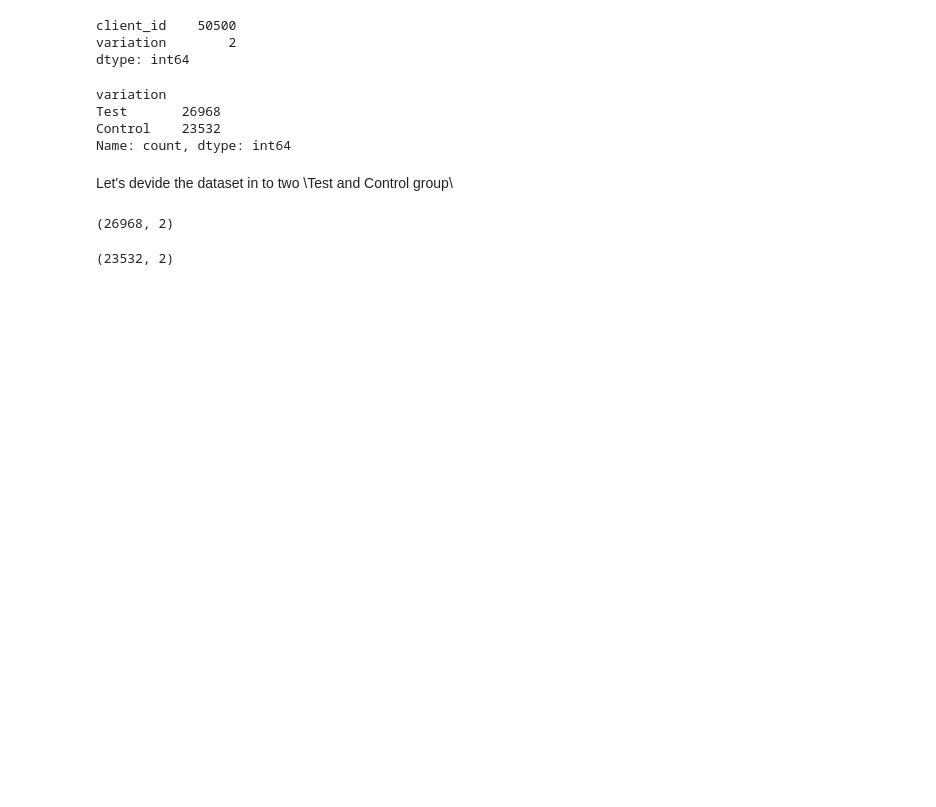
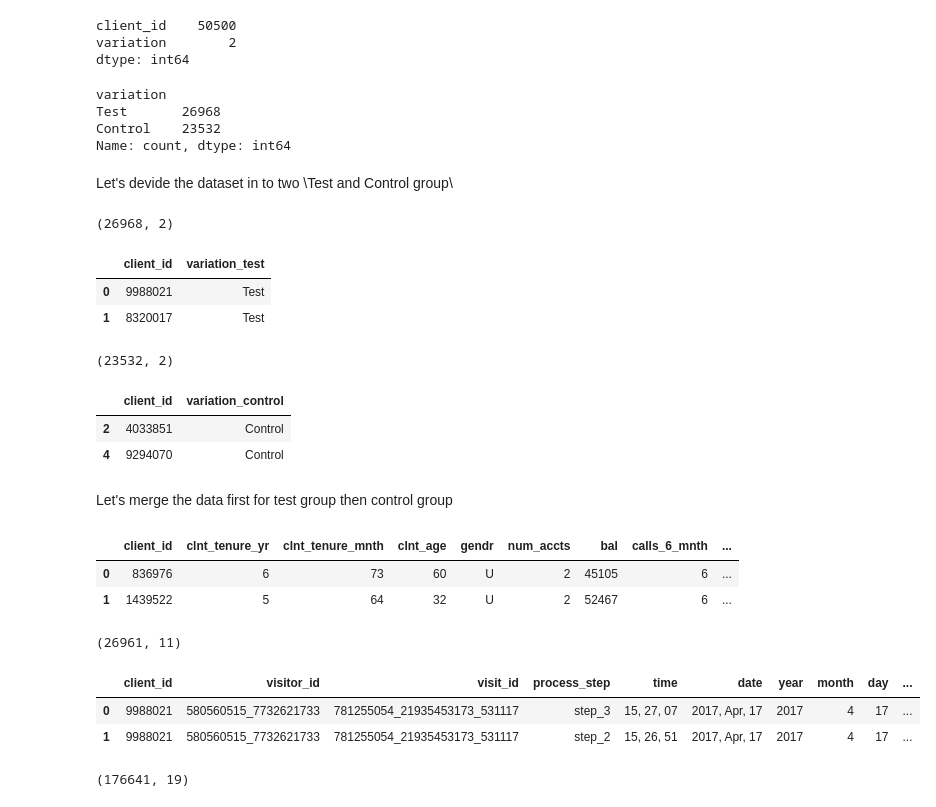
Before and after one commit to fmammo/vanguard-ab-test, a Jupyter notebook: Data_EDA.ipynb, the cells around one changed output. Saved outputs shown, nothing was run; the diff lists cells and outputs as text; code cells hidden in the pictures; blank space fills up the shorter version.

```diff
--- a/Data_EDA.ipynb
+++ b/Data_EDA.ipynb
@@ -307,12 +309,57 @@ test_group = final_ex[final_ex["variation"] == "Test"]
 test_group.shape
 # %% [output]
 (26968, 2)
+# %%
+# Since we will merge the datasets let's change the column names of variations accordingly
+test_group.columns = ['client_id', 'variation_test']
+test_group.head(2)
+# %% [output]
+|  | client_id | variation_test |
+| 0 | 9988021 | Test |
+| 1 | 8320017 | Test |
 # %%
 control_group = final_ex[final_ex["variation"] == "Control"]
 control_group.shape
 # %% [output]
 (23532, 2)
+# %%
+control_group.columns = ['client_id', 'variation_control']
+control_group.head(2)
+# %% [output]
+|  | client_id | variation_control |
+| 2 | 4033851 | Control |
+| 4 | 9294070 | Control |
 # %%
 # Let's save them to csv file
 test_group.to_csv("test_group.csv")
 control_group.to_csv("control_group.csv")
+# %% [markdown]
+Let's merge the data first for test group then control group
+# %%
+#Let us merge the dataset based on client_ID for test group and demog
+merge_1 = pd.merge(demog, test_group, on='client_id')
+# %%
+# Let us check our dataset
+merge_1.head(2)
+# %% [output]
+|  | client_id | clnt_tenure_yr | clnt_tenure_mnth | clnt_age | gendr | num_accts | bal | calls_6_mnth | ... |
+| 0 | 836976 | 6 | 73 | 60 | U | 2 | 45105 | 6 | ... |
+| 1 | 1439522 | 5 | 64 | 32 | U | 2 | 52467 | 6 | ... |
+# %%
+merge_1.shape
+# %% [output]
+(26961, 11)
+# %%
+# now let's merge the dataset of merge_1 and web_data
+test_merge = pd.merge(web_data, merge_1, on = 'client_id')
+# %%
+# Lets check the dataset
+test_merge.head(2)
+# %% [output]
+|  | client_id | visitor_id | visit_id | process_step | time | date | year | month | day | ... |
+| 0 | 9988021 | 580560515_7732621733 | 781255054_21935453173_531117 | step_3 | 15, 27, 07 | 2017, Apr, 17 | 2017 | 4 | 17 | ... |
+| 1 | 9988021 | 580560515_7732621733 | 781255054_21935453173_531117 | step_2 | 15, 26, 51 | 2017, Apr, 17 | 2017 | 4 | 17 | ... |
+# %%
+test_merge.shape
+# %% [output]
+(176641, 19)
```
Also changed, not shown: parts of 15 cells of this notebook, 1 other file.
